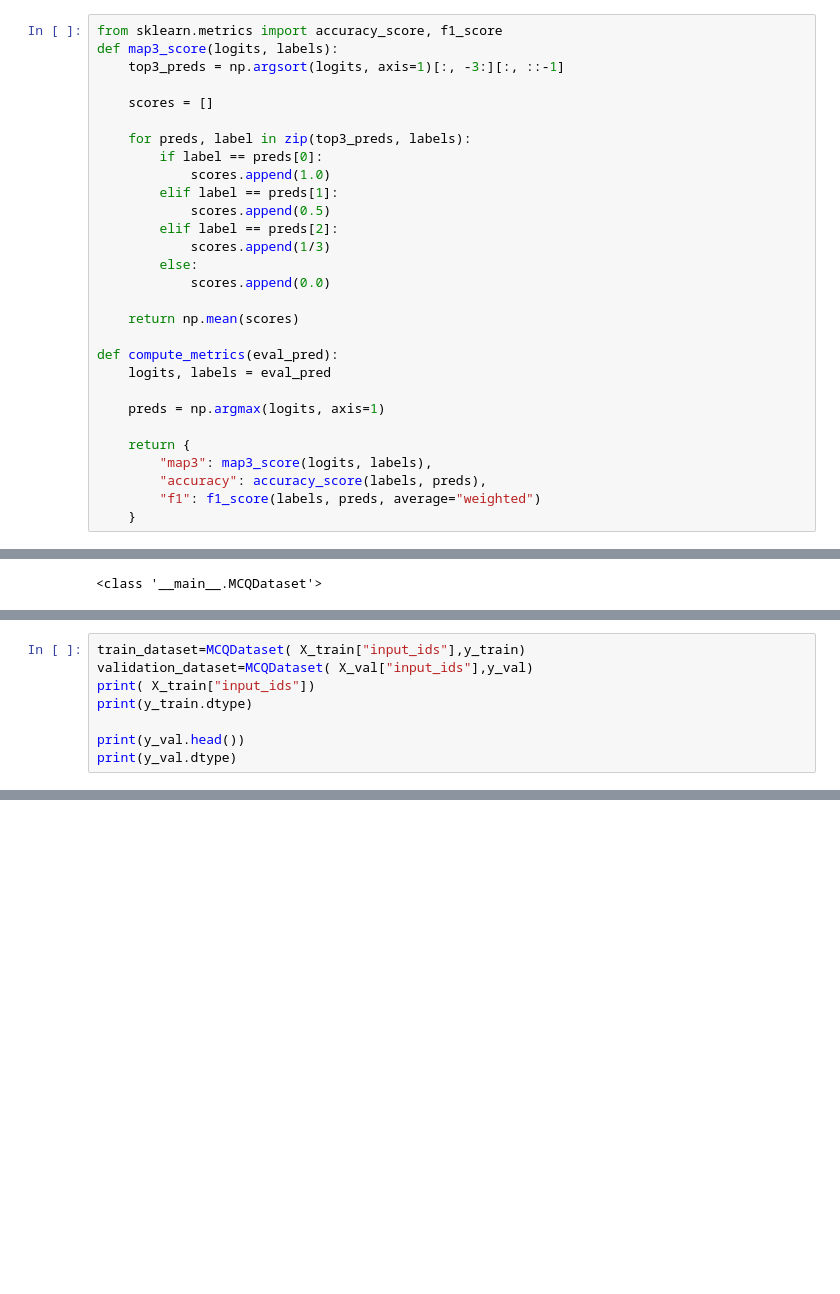
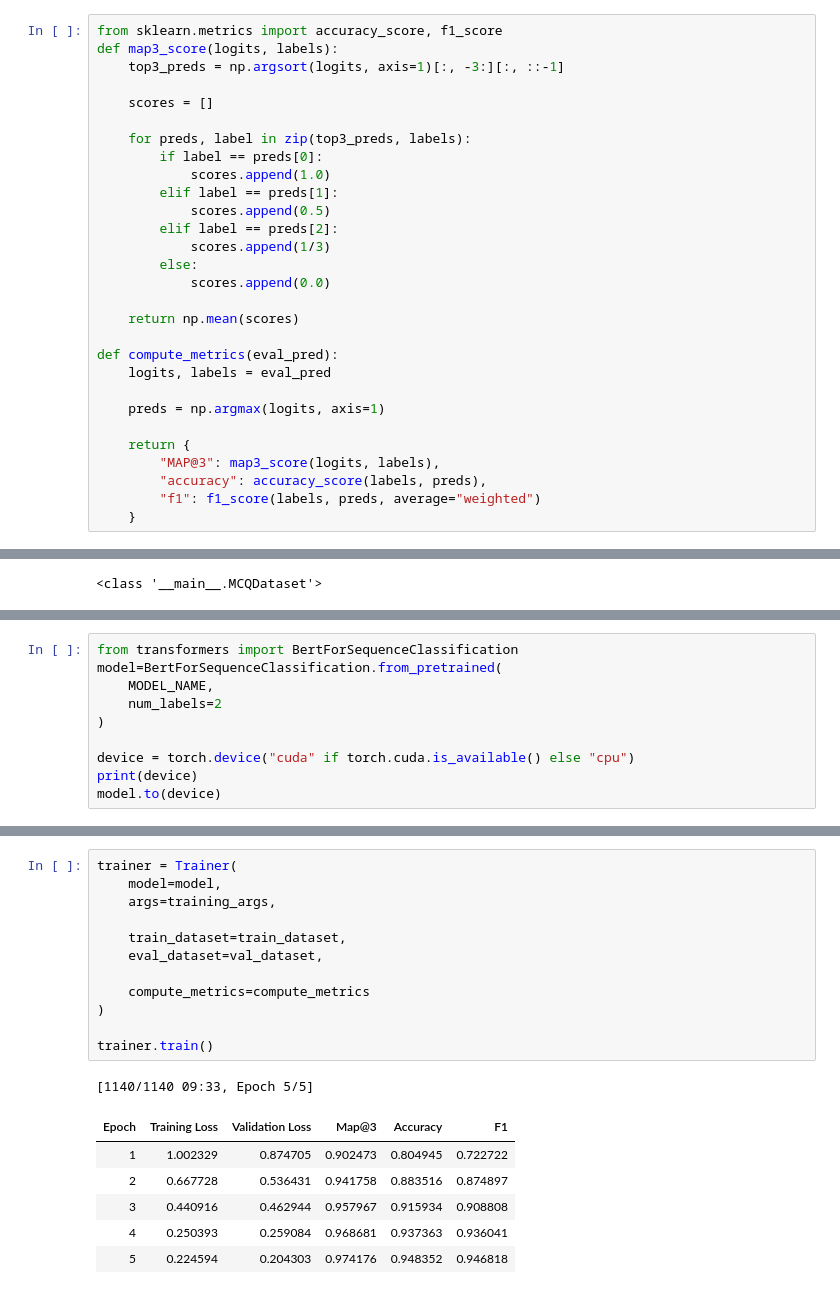
Before and after one commit to 23f2005464/-Smart-MCQ-Solver-Challenge, a Jupyter notebook: notebooks/main.ipynb, the cells around one changed output, grey strips where cells are left out. Drawn from its saved outputs; the diff is of its cells as text; blank space fills up the shorter version.

Commit message:
Bert Model revert

```diff
--- a/notebooks/main.ipynb
+++ b/notebooks/main.ipynb
@@ -768,7 +604,7 @@ def compute_metrics(eval_pred):
     preds = np.argmax(logits, axis=1)
 
     return {
-        "map3": map3_score(logits, labels),
+        "MAP@3": map3_score(logits, labels),
         "accuracy": accuracy_score(labels, preds),
         "f1": f1_score(labels, preds, average="weighted")
     }
@@ -1372,8 +648,0 @@ class MCQDataset(Dataset):
-# %%
-train_dataset=MCQDataset( X_train["input_ids"],y_train)
-validation_dataset=MCQDataset( X_val["input_ids"],y_val)
-print( X_train["input_ids"])
-print(y_train.dtype)
-
-print(y_val.head())
-print(y_val.dtype)
@@ -1819,0 +649,10 @@ plt.show()
+# %%
+from transformers import BertForSequenceClassification
+model=BertForSequenceClassification.from_pretrained(
+    MODEL_NAME,
+    num_labels=2
+)
+
+device = torch.device("cuda" if torch.cuda.is_available() else "cpu")
+print(device)
+model.to(device)
@@ -1819,0 +694,20 @@ plt.show()
+# %%
+trainer = Trainer(
+    model=model,
+    args=training_args,
+
+    train_dataset=train_dataset,
+    eval_dataset=val_dataset,
+
+    compute_metrics=compute_metrics
+)
+
+trainer.train()
+# %% [output]
+[1140/1140 09:33, Epoch 5/5]
+| Epoch | Training Loss | Validation Loss | Map@3 | Accuracy | F1 |
+| 1 | 1.002329 | 0.874705 | 0.902473 | 0.804945 | 0.722722 |
+| 2 | 0.667728 | 0.536431 | 0.941758 | 0.883516 | 0.874897 |
+| 3 | 0.440916 | 0.462944 | 0.957967 | 0.915934 | 0.908808 |
+| 4 | 0.250393 | 0.259084 | 0.968681 | 0.937363 | 0.936041 |
+| 5 | 0.224594 | 0.204303 | 0.974176 | 0.948352 | 0.946818 |
```
Also changed, not shown: parts of 98 cells of this notebook.
